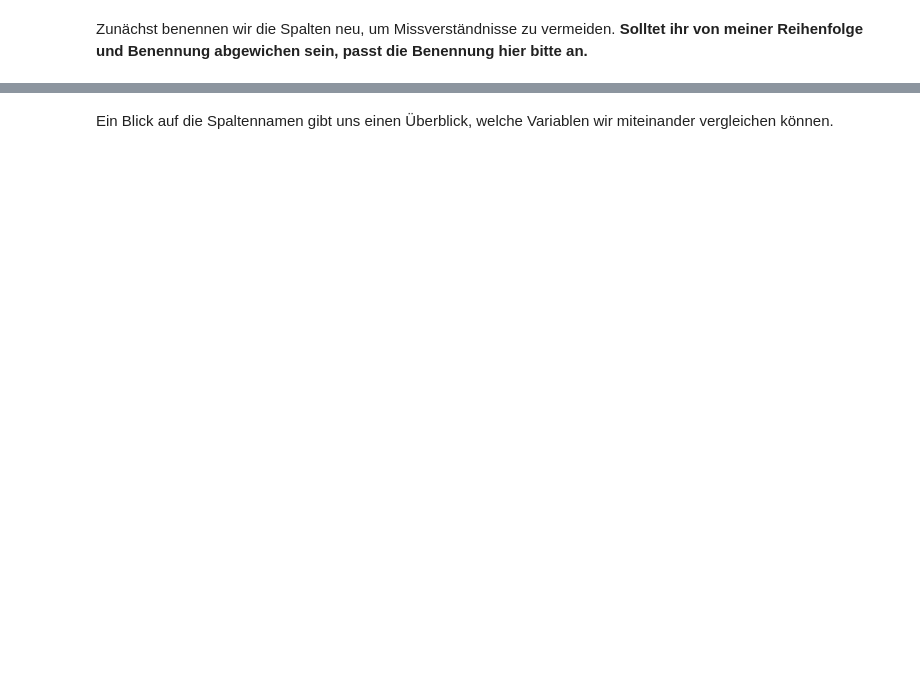
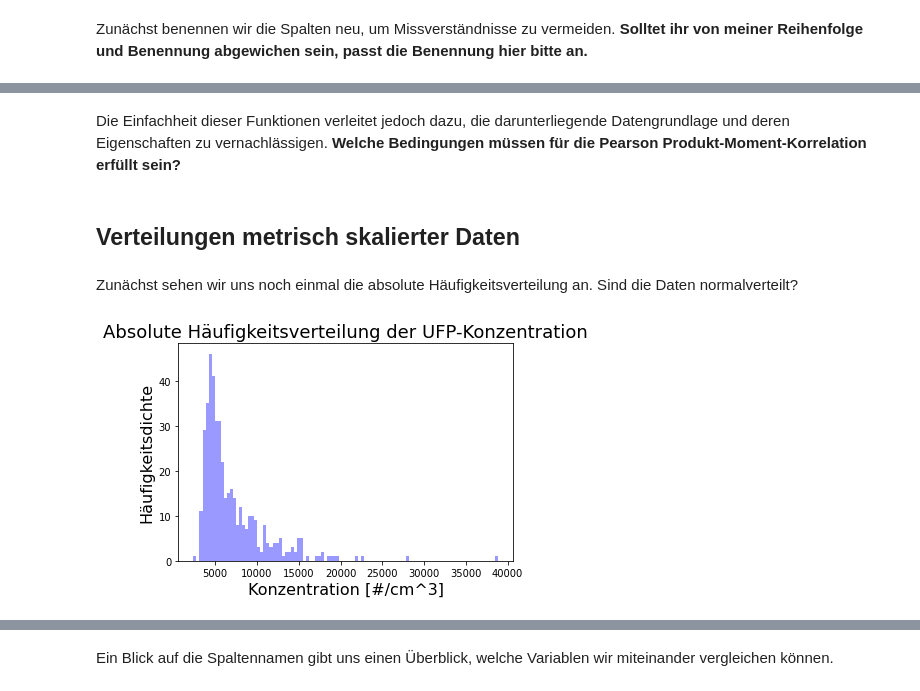
Before and after one commit to phiscu/low_cost_sensors, a Jupyter notebook: ufp_spatial_analysis.ipynb, the cells around one changed output, grey strips where cells are left out. Drawn from its saved outputs; the diff is of its cells as text; code cells hidden in the pictures; blank space fills up the shorter version.

Commit message:
Data analysis notebook finalized

```diff
--- a/ufp_spatial_analysis.ipynb
+++ b/ufp_spatial_analysis.ipynb
@@ -32,6 +34,7 @@ Die Daten befinden sich momentan noch im sogenannten long data format. Wir werde
 # %% [markdown]
 Zunächst benennen wir die Spalten neu, um Missverständnisse zu vermeiden. **Solltet ihr von meiner Reihenfolge und Benennung abgewichen sein, passt die Benennung hier bitte an.**
 # %%
-data.columns = ['trackpoint', 'ufp', 'street_class', 'traffic_norm']
+data.columns = ['trackpoint', 'ufp', 'street_class', 'kfz', 'lkw', 'tot_traffic']
+data.set_index("trackpoint", inplace=True)
 print(data.head())
 # %% [output]
@@ -49,0 +93,4 @@ from sklearn.linear_model import LinearRegression
+# %%
+traffic_subset = data[~data['tot_traffic'].isna()]
+data['street_class'].fillna('No_street', inplace=True)
+print(traffic_subset)
@@ -49,0 +135,15 @@ from sklearn.linear_model import LinearRegression
+# %% [markdown]
+Die Einfachheit dieser Funktionen verleitet jedoch dazu, die darunterliegende Datengrundlage und deren Eigenschaften zu vernachlässigen.
+**Welche Bedingungen müssen für die Pearson Produkt-Moment-Korrelation erfüllt sein?**
+# %% [markdown]
+## Verteilungen metrisch skalierter Daten
+# %% [markdown]
+Zunächst sehen wir uns noch einmal die absolute Häufigkeitsverteilung an. Sind die Daten normalverteilt?
+# %%
+sbn.distplot(data['ufp'], kde=False, color='blue', bins=100)
+plt.title('Absolute Häufigkeitsverteilung der UFP-Konzentration', fontsize=18)
+plt.xlabel('Konzentration [#/cm^3]', fontsize=16)
+plt.ylabel('Häufigkeitsdichte', fontsize=16)
+plt.show()
+# %% [output]
+[figure, added]
```
Also changed, not shown: parts of 89 cells of this notebook, 2 other files.
